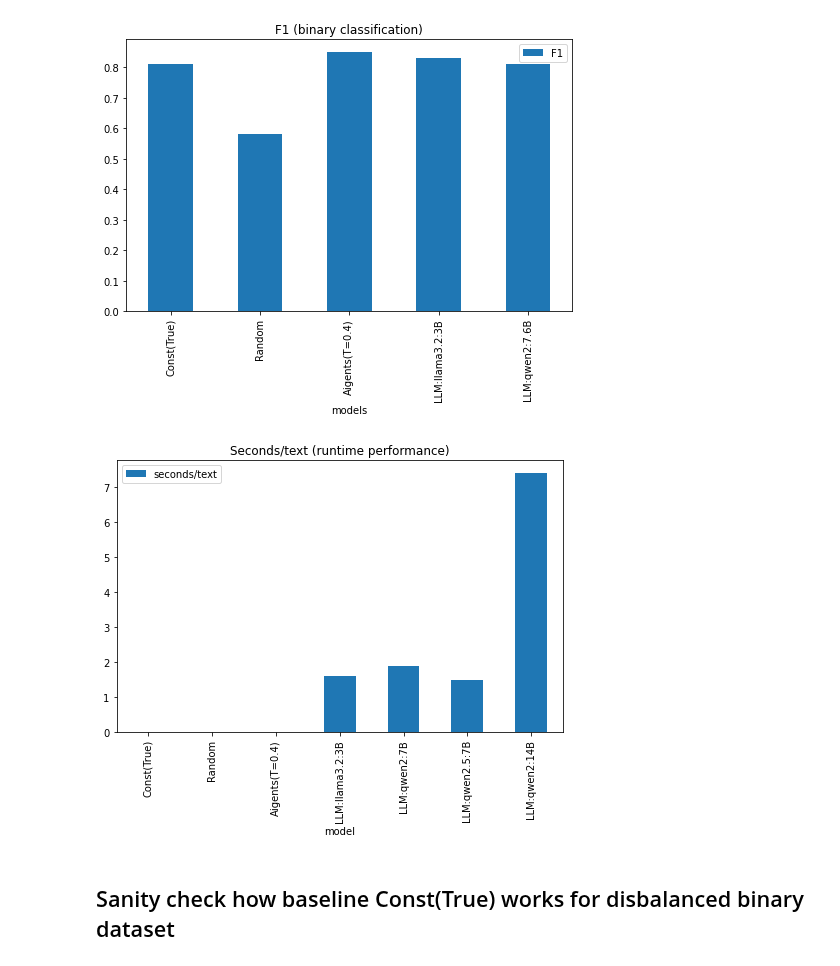
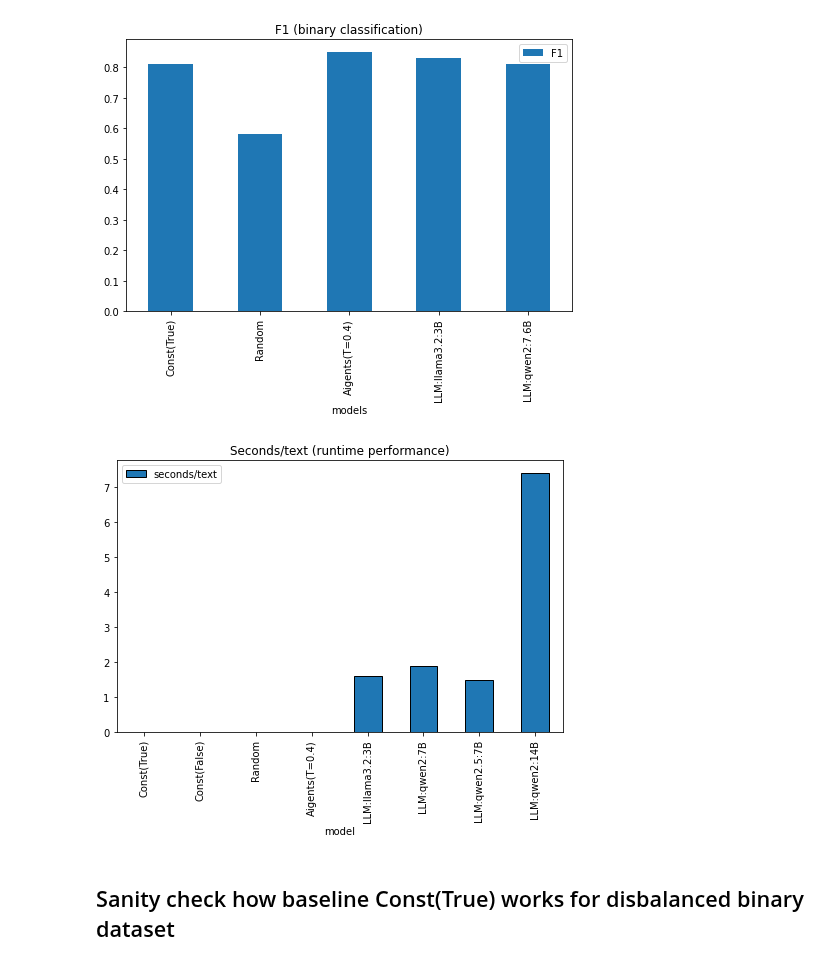
Before and after one commit to aigents/pygents, a Jupyter notebook: notebooks/nlp/distortions/distortions_joint_binary.ipynb, the cells around one changed output. Saved outputs shown, nothing was run; the diff lists cells and outputs as text; code cells hidden in the pictures.

```diff
--- a/notebooks/nlp/distortions/distortions_joint_binary.ipynb
+++ b/notebooks/nlp/distortions/distortions_joint_binary.ipynb
@@ -378,10 +378,10 @@ plot_dict_bars({"Const(True)":0.81,"Random":0.58,"Aigents(T=0.4)":0.85,"LLM:llam
 # %% [output]
 [figure]
 # %%
-plot_dict_bars({"Const(True)":0,"Random":0,"Aigents(T=0.4)":0.0007,"LLM:llama3.2:3B":1.6,"LLM:qwen2:7B":1.9,"LLM:qwen2.5:7B":1.5,"LLM:qwen2:14B":7.4},
+plot_dict_bars({"Const(True)":0,"Const(False)":0,"Random":0,"Aigents(T=0.4)":0.0007,"LLM:llama3.2:3B":1.6,"LLM:qwen2:7B":1.9,"LLM:qwen2.5:7B":1.5,"LLM:qwen2:14B":7.4},
                labels="model", values="seconds/text", title=f"Seconds/text (runtime performance)")
 # %% [output]
-[figure, old version]
+[figure, new version]
 # %% [markdown]
 ## Sanity check how baseline Const(True) works for disbalanced binary dataset
 # %%
```
Also changed, not shown: parts of 4 cells of this notebook.
